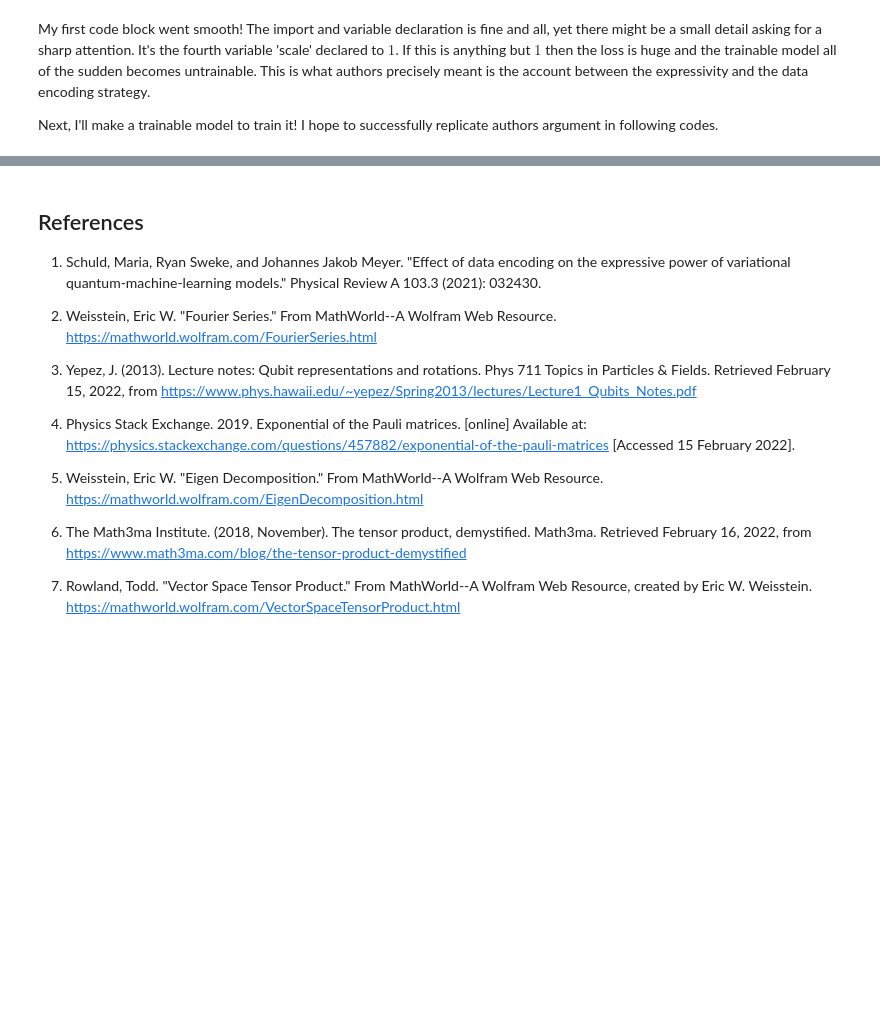
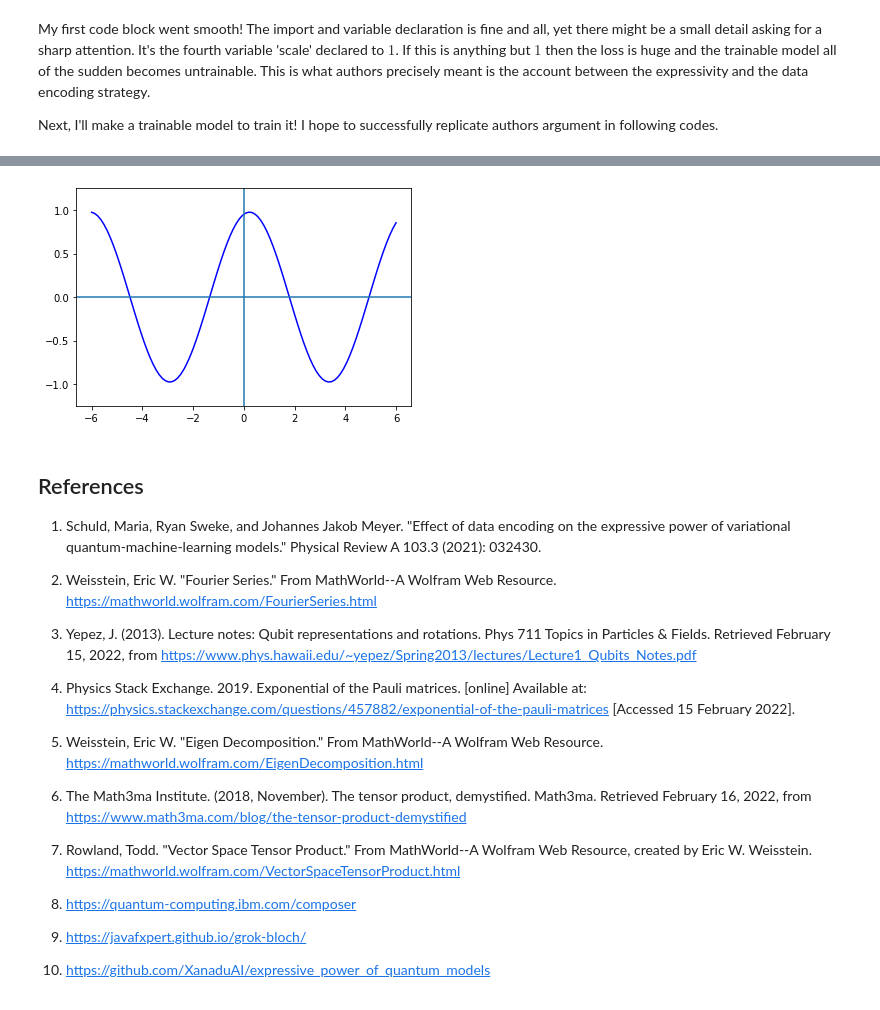
Before and after one commit to Pratha-Me/Expressivity-Quantum-Data-encoding-Fourier-Series, a Jupyter notebook: fs-pl.ipynb, the cells around one changed output, grey strips where cells are left out. Cells and saved outputs as stored; diff of their text form; code cells hidden in the pictures; blank space fills up the shorter version.

Commit message:
The quantum model is built

```diff
--- a/fs-pl.ipynb
+++ b/fs-pl.ipynb
@@ -185,20 +189,21 @@ np.random.seed(42)
 degree = 1  # degree of the target function
 coeffs = [0.15 + 0.15j]*degree  # coefficients of non-zero frequencies
 coeff_0 = 0.1 # coefficient of zero frequency
-scale = 1  # scale of the data
+data_points = 100 # number of datas
+scale_target = 1.  # scale_target of the data
 
 def target_function(x):
     res = 0.0 + 0.0j
     for idx, coeff in enumerate(coeffs):
-        exponent = np.complex128((idx+1) * 1j * scale * x)
+        exponent = np.complex128((idx+1) * 1j * scale_target * x)
         conj_coeff = np.conjugate(coeff)
         res += coeff * np.exp(exponent) + conj_coeff * np.exp(-exponent)
     return np.real(res + coeff_0)
 
-x = np.linspace(-6, 6, 70, requires_grad=False)
+x = np.linspace(-6, 6, data_points, requires_grad=False)
 target_y = np.array([target_function(x_) for x_ in x], requires_grad=False)
 
-plt.plot(x, target_y, c='black')
+plt.plot(x, target_y, color='black')
 plt.scatter(x, target_y, facecolor='white', edgecolor='black')
 plt.ylim(-1, 1)
 plt.axvline(0.0)
@@ -210,3 +215,21 @@ plt.show()
 My first code block went smooth! The import and variable declaration is fine and all, yet there might be a small detail asking for a sharp attention. It's the fourth variable 'scale' declared to $1$. If this is anything but $1$ then the loss is huge and the trainable model all of the sudden becomes untrainable. This is what authors precisely meant is the account between the expressivity and the data encoding strategy.
 
 Next, I'll make a trainable model to train it! I hope to successfully replicate authors argument in following codes.
+# %%
+scale_train_model = 1
+dev = qml.device('default.qubit', wires=1)
+
+@qml.qnode(dev)
+def quantum_model(weights, x):
+
+    for theta in weights:
+
+        ''' This is encoding gate. It's a roation gate, if x = pi then this is a pauli X-gate '''
+        qml.RX(scale_train_model*x, wires=0)
+
+        ''' This is trainable circuit block. theta_tensor is the tensor containing the weights. The value of weights adjusts to approach the target function as close as possible. The updates happen batchwise.
+
+        The Rot method in qml is the general rotation operator which takes in three parameters theta, phi and a phase. '''
+        qml.Rot(theta[0], theta[1], theta[2], wires=0)
+#
+    return qml.expval(qml.PauliZ(wires=0))
@@ -213,3 +247,17 @@ Next, I'll make a trainable model to train it! I hope to successfully replicate
+# %%
+r = 1 # number of times the encoding gets repeated (here equal to the number of layers)
+weights = 2 * np.pi * np.random.random(size=(r, 3), requires_grad=True) # some random initial weights
+
+x = np.linspace(-6, 6, data_points, requires_grad=False)
+random_quantum_model_y = [quantum_model(weights, x_) for x_ in x]
+
+plt.plot(x, random_quantum_model_y, color='blue')
+plt.ylim(-1.25,1.25)
+plt.axvline(0.0)
+plt.axhline(0.0)
+plt.show()
+# %% [output]
+[figure, added]
 # %% [markdown]
 ## References
 
@@ -226,6 +274,12 @@ Next, I'll make a trainable model to train it! I hope to successfully replicate
 6. The Math3ma Institute. (2018, November). The tensor product, demystified. Math3ma. Retrieved February 16, 2022, from https://www.math3ma.com/blog/the-tensor-product-demystified
 
 7.  Rowland, Todd. "Vector Space Tensor Product." From MathWorld--A Wolfram Web Resource, created by Eric W. Weisstein. https://mathworld.wolfram.com/VectorSpaceTensorProduct.html
+
+8. https://quantum-computing.ibm.com/composer
+
+9. https://javafxpert.github.io/grok-bloch/
+
+10. https://github.com/XanaduAI/expressive_power_of_quantum_models
 # %%
 # !jupyter nbconvert --to html your_notebook_name.ipynb
 # !jupyter nbconvert --to html fs-pl.ipynb
```
Also changed, not shown: parts of 3 cells of this notebook, 1 other file.
